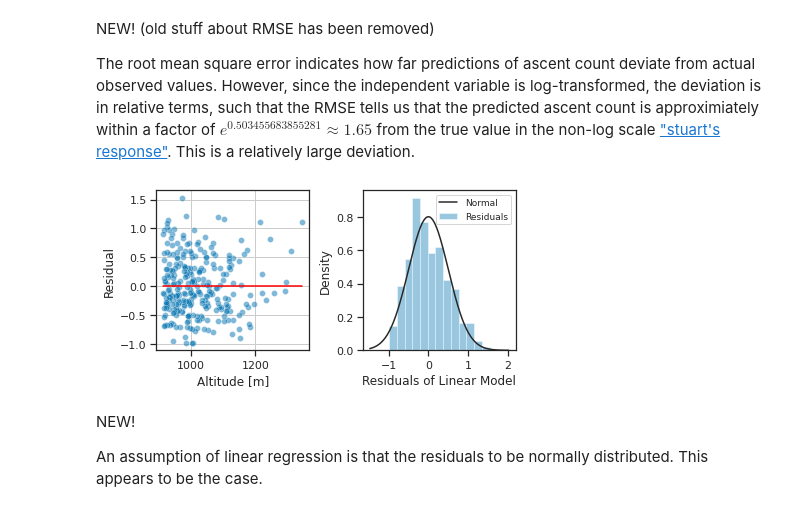
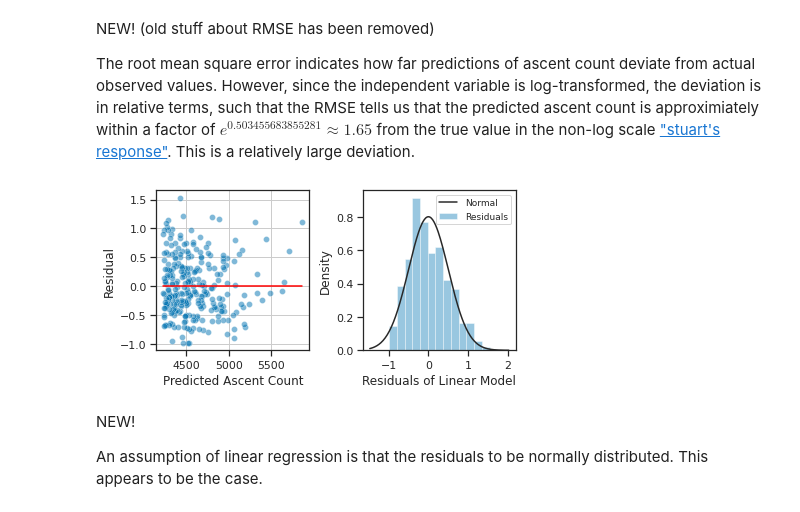
Before and after one commit to filipbalucha/FDS_final_project, a Jupyter notebook: data_analysis.ipynb, the cells around one changed output. Drawn from its saved outputs; the diff is of its cells as text; code cells hidden in the pictures.

Commit message:
residual plot fix

```diff
--- a/data_analysis.ipynb
+++ b/data_analysis.ipynb
@@ -343,29 +340,29 @@ $ from the true value in the non-log scale ["stuart's response"](https://stats.s
 # %%
 fig, axes = plt.subplots(ncols=2, figsize=(6,3))
 ax2, ax1 = axes
 # Plot the distribution of residuals
 sns.distplot(results_altitude.resid, fit=stats.norm, label='Residuals', fit_kws={'label': 'Normal'}, kde=False, ax=ax1)
 # plt.title('Distribution of Residuals')
 # https://github.com/mwaskom/seaborn/issues/776
 ax1.set_xlabel('Residuals of Linear Model')
 ax1.set_ylabel('Density')
 # ax1.legend(loc='upper left', bbox_to_anchor=(1, 1))
 ax1.legend(loc='best', prop={'size': 9})
 
-scatter = sns.scatterplot(x=munro['altitude'], y=results_altitude.resid, ax=ax2, alpha=0.5)
+scatter = sns.scatterplot(x=y_hat, y=results_altitude.resid, ax=ax2, alpha=0.5)
 ax2.set_ylabel('Residual')
-ax2.set_xlabel('Altitude [m]')
+ax2.set_xlabel('Predicted Ascent Count')
 
 # ax.set_title('Residual Plot')
 
-sns.lineplot(x=munro['altitude'], y=0, color='red', ax=ax2)
+sns.lineplot(x=y_hat, y=0, color='red', ax=ax2)
 ax2.grid()
 
 plt.tight_layout()
 plt.savefig('report/uni_residuals.pdf', bbox_inches='tight')
 plt.show()
 # %% [output]
-[figure, old version]
+[figure, new version]
 # %% [markdown]
 NEW!
 
```
Also changed, not shown: parts of 8 cells of this notebook, 9 other files.
